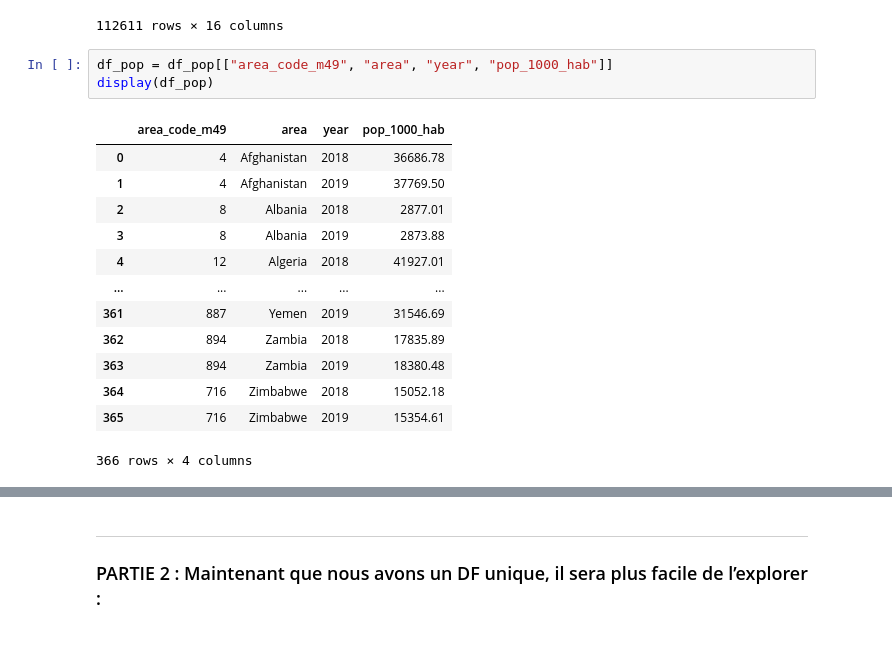
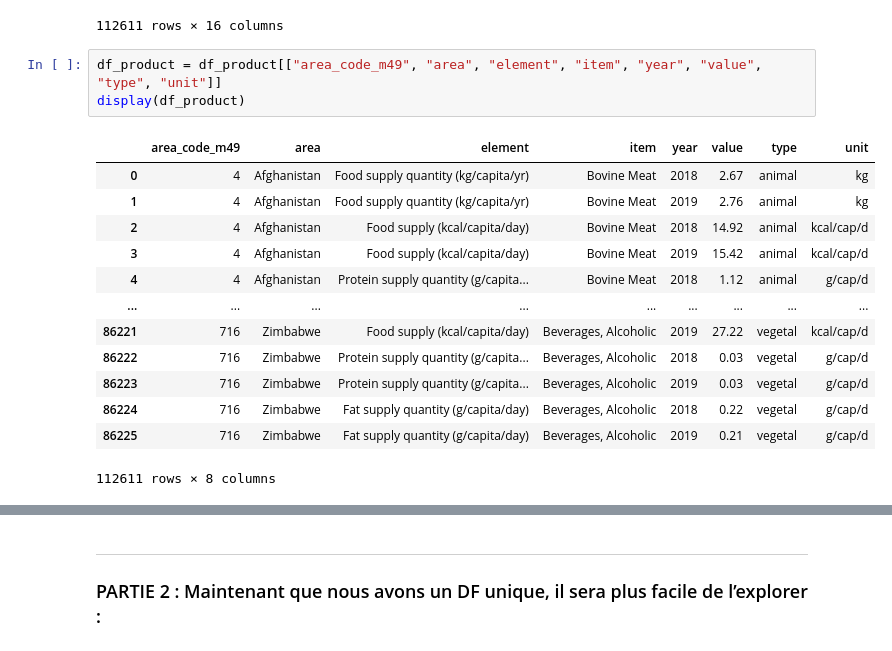
Before and after one commit to Hamza-Benhammou/brief_data_CCH, a Jupyter notebook: my_draft.ipynb, the cells around one changed output, grey strips where cells are left out. Saved outputs shown, nothing was run; the diff lists cells and outputs as text.

```diff
--- a/my_draft.ipynb
+++ b/my_draft.ipynb
@@ -123,21 +146,21 @@ display(df_product)
 | 86224 | FBS | Food Balances (2010-) | 716 | Zimbabwe | 684 | Fat supply quantity (g/capita/day) | NaN | Beverages, Alcoholic | ... |
 | 86225 | FBS | Food Balances (2010-) | 716 | Zimbabwe | 684 | Fat supply quantity (g/capita/day) | NaN | Beverages, Alcoholic | ... |
 112611 rows × 16 columns
-# %%
-df_pop = df_pop[["area_code_m49", "area", "year", "pop_1000_hab"]]
-display(df_pop)
-# %% [output]
-|  | area_code_m49 | area | year | pop_1000_hab |
-| 0 | 4 | Afghanistan | 2018 | 36686.78 |
-| 1 | 4 | Afghanistan | 2019 | 37769.50 |
-| 2 | 8 | Albania | 2018 | 2877.01 |
-| 3 | 8 | Albania | 2019 | 2873.88 |
-| 4 | 12 | Algeria | 2018 | 41927.01 |
-| ... | ... | ... | ... | ... |
-| 361 | 887 | Yemen | 2019 | 31546.69 |
-| 362 | 894 | Zambia | 2018 | 17835.89 |
-| 363 | 894 | Zambia | 2019 | 18380.48 |
-| 364 | 716 | Zimbabwe | 2018 | 15052.18 |
-| 365 | 716 | Zimbabwe | 2019 | 15354.61 |
-366 rows × 4 columns
+# %%
+df_product = df_product[["area_code_m49", "area", "element", "item", "year", "value", "type", "unit"]]
+display(df_product)
+# %% [output]
+|  | area_code_m49 | area | element | item | year | value | type | unit |
+| 0 | 4 | Afghanistan | Food supply quantity (kg/capita/yr) | Bovine Meat | 2018 | 2.67 | animal | kg |
+| 1 | 4 | Afghanistan | Food supply quantity (kg/capita/yr) | Bovine Meat | 2019 | 2.76 | animal | kg |
+| 2 | 4 | Afghanistan | Food supply (kcal/capita/day) | Bovine Meat | 2018 | 14.92 | animal | kcal/cap/d |
+| 3 | 4 | Afghanistan | Food supply (kcal/capita/day) | Bovine Meat | 2019 | 15.42 | animal | kcal/cap/d |
+| 4 | 4 | Afghanistan | Protein supply quantity (g/capita... | Bovine Meat | 2018 | 1.12 | animal | g/cap/d |
+| ... | ... | ... | ... | ... | ... | ... | ... | ... |
+| 86221 | 716 | Zimbabwe | Food supply (kcal/capita/day) | Beverages, Alcoholic | 2019 | 27.22 | vegetal | kcal/cap/d |
+| 86222 | 716 | Zimbabwe | Protein supply quantity (g/capita... | Beverages, Alcoholic | 2018 | 0.03 | vegetal | g/cap/d |
+| 86223 | 716 | Zimbabwe | Protein supply quantity (g/capita... | Beverages, Alcoholic | 2019 | 0.03 | vegetal | g/cap/d |
+| 86224 | 716 | Zimbabwe | Fat supply quantity (g/capita/day) | Beverages, Alcoholic | 2018 | 0.22 | vegetal | g/cap/d |
+| 86225 | 716 | Zimbabwe | Fat supply quantity (g/capita/day) | Beverages, Alcoholic | 2019 | 0.21 | vegetal | g/cap/d |
+112611 rows × 8 columns
 # %% [markdown]
```
Also changed, not shown: parts of 26 cells of this notebook.
